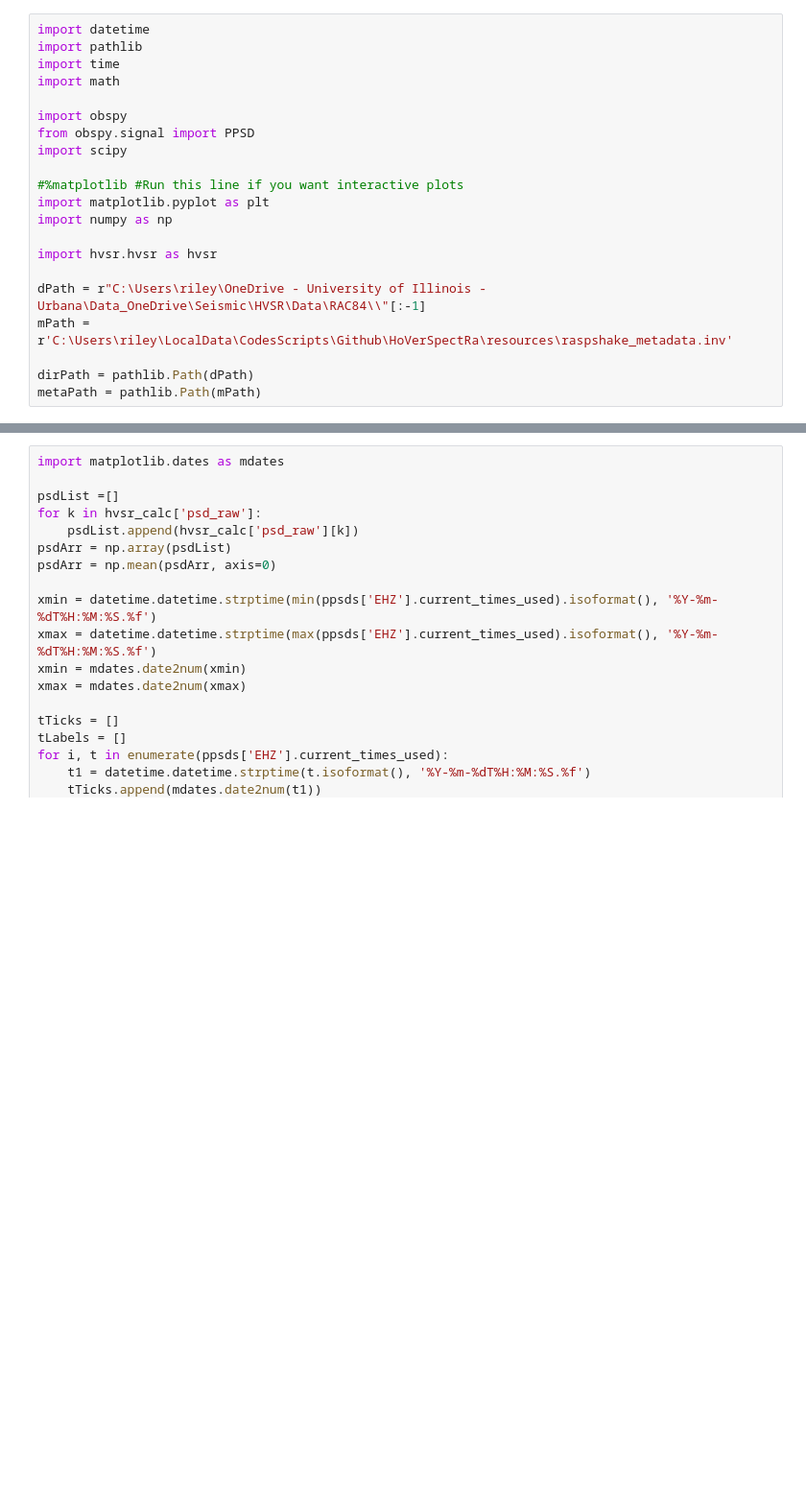
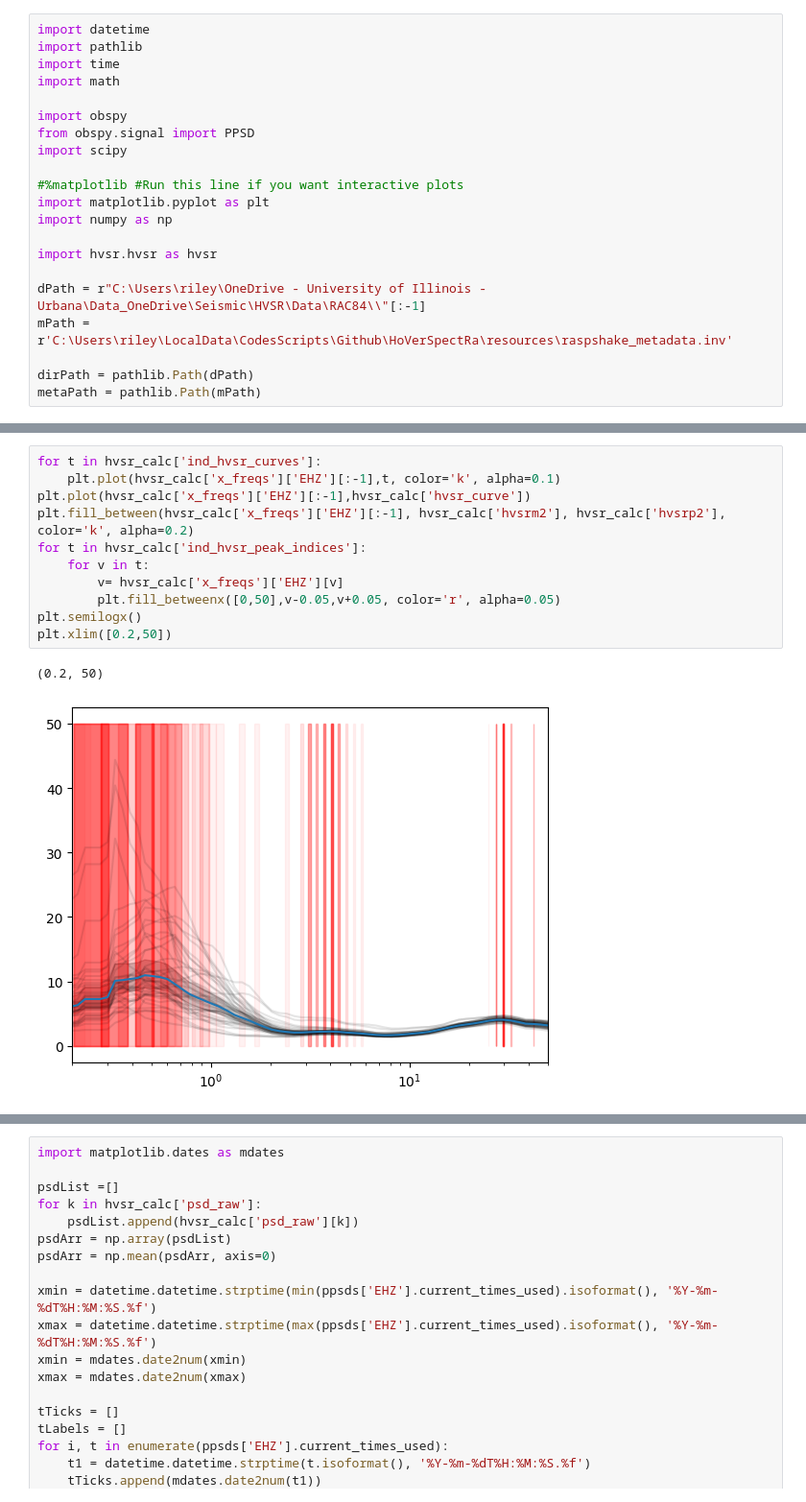
Before and after one commit to RJbalikian/SPRIT-HVSR, a Jupyter notebook: workingNotebook.ipynb, the cells around one changed output, grey strips where cells are left out. Shown at 96% size. Drawn from its saved outputs; the diff is of its cells as text; blank space fills up the shorter version.

```diff
--- a/workingNotebook.ipynb
+++ b/workingNotebook.ipynb
@@ -69,3 +84,17 @@ array([ 6, 29, 54], dtype=int64)
+# %%
+for t in hvsr_calc['ind_hvsr_curves']:
+    plt.plot(hvsr_calc['x_freqs']['EHZ'][:-1],t, color='k', alpha=0.1)
+plt.plot(hvsr_calc['x_freqs']['EHZ'][:-1],hvsr_calc['hvsr_curve'])
+plt.fill_between(hvsr_calc['x_freqs']['EHZ'][:-1], hvsr_calc['hvsrm2'], hvsr_calc['hvsrp2'], color='k', alpha=0.2)
+for t in hvsr_calc['ind_hvsr_peak_indices']:
+    for v in t:
+        v= hvsr_calc['x_freqs']['EHZ'][v]
+        plt.fill_betweenx([0,50],v-0.05,v+0.05, color='r', alpha=0.05)
+plt.semilogx()
+plt.xlim([0.2,50])
+# %% [output]
+(0.2, 50)
+[figure, added]
 # %%
 hvsr_calc.keys()
 # %% [output]
```
Also changed, not shown: parts of 5 cells of this notebook, 2 other files.
